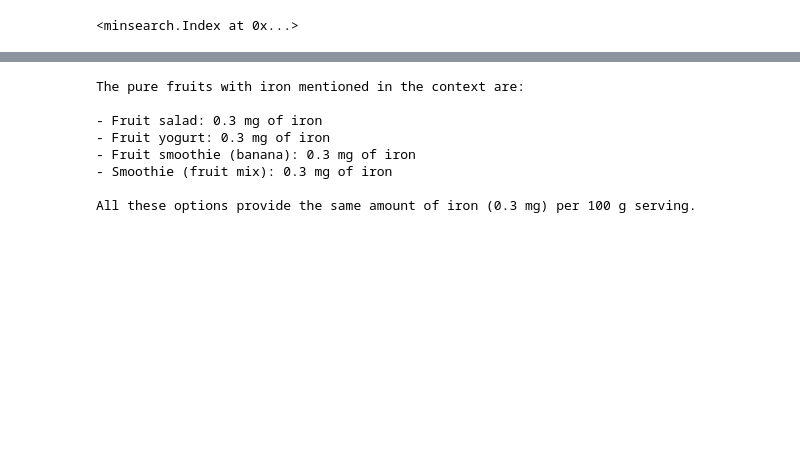
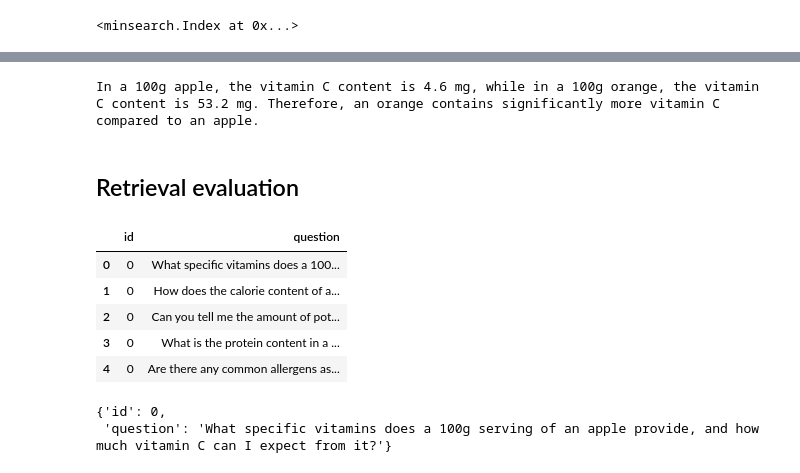
Before and after one commit to VeraTorka/nutrition-assistant, a Jupyter notebook: notebooks/01-dataset, minsearch, rag.ipynb, the cells around one changed output, grey strips where cells are left out. Drawn from its saved outputs; the diff is of its cells as text; code cells hidden in the pictures; blank space fills up the shorter version.

Commit message:
Retrieval evaluation and boosting

```diff
--- a/notebooks/01-dataset, minsearch, rag.ipynb
+++ b/notebooks/01-dataset, minsearch, rag.ipynb
@@ -183,15 +184,21 @@ def rag(query, model='gpt-4o-mini'):
     answer = llm(prompt, model=model)
     return answer
 # %%
-question = 'Which pure fruit has iron'
+question = "What is the vitamin C content in a 100g apple compared to an orange?"
 answer = rag(question)
 print(answer)
 # %% [output]
-The pure fruits with iron mentioned in the context are:
-
-- Fruit salad: 0.3 mg of iron
-- Fruit yogurt: 0.3 mg of iron
-- Fruit smoothie (banana): 0.3 mg of iron
-- Smoothie (fruit mix): 0.3 mg of iron
-
-All these options provide the same amount of iron (0.3 mg) per 100 g serving.
+In a 100g apple, the vitamin C content is 4.6 mg, while in a 100g orange, the vitamin C content is 53.2 mg. Therefore, an orange contains significantly more vitamin C compared to an apple.
+# %% [markdown]
+## Retrieval evaluation
+# %%
+df_question = pd.read_csv('../data/ground-truth-retrieval.csv')
+# %%
+df_question.head()
+# %% [output]
+|  | id | question |
+| 0 | 0 | What specific vitamins does a 100... |
+| 1 | 0 | How does the calorie content of a... |
+| 2 | 0 | Can you tell me the amount of pot... |
+| 3 | 0 | What is the protein content in a ... |
+| 4 | 0 | Are there any common allergens as... |
@@ -197,0 +207,5 @@ All these options provide the same amount of iron (0.3 mg) per 100 g serving.
+# %%
+ground_truth[0]
+# %% [output]
+{'id': 0,
+ 'question': 'What specific vitamins does a 100g serving of an apple provide, and how much vitamin C can I expect from it?'}
```
Also changed, not shown: parts of 35 cells of this notebook, 8 other files.
